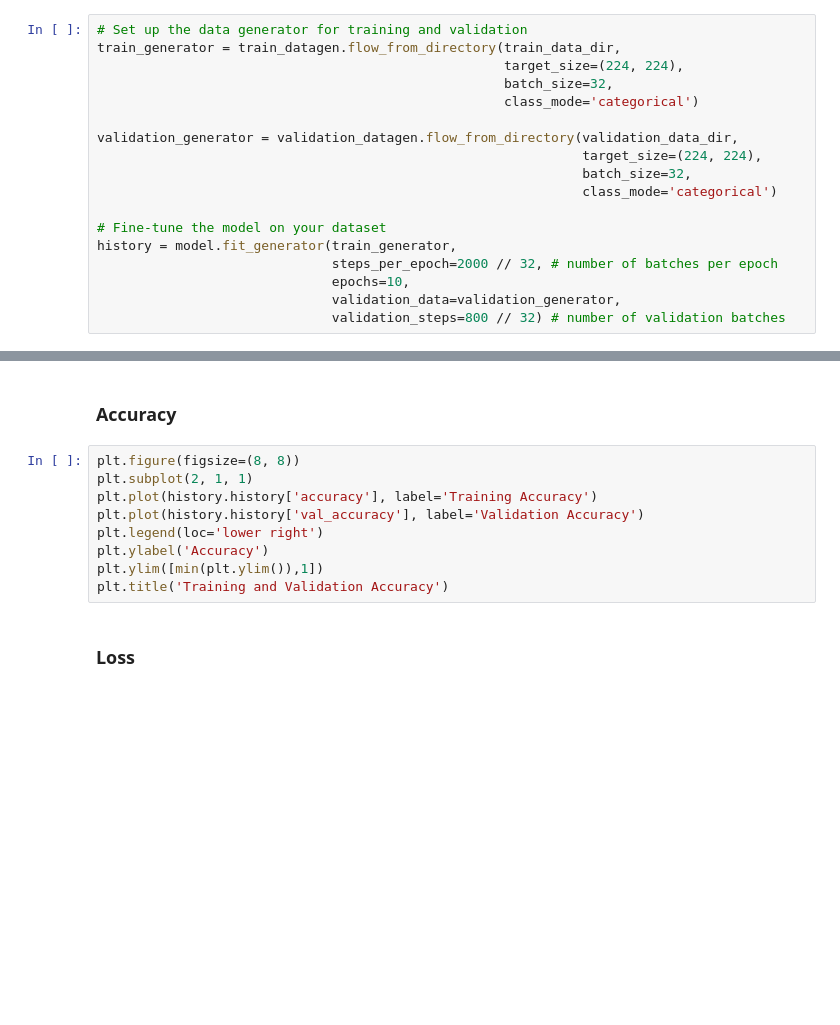
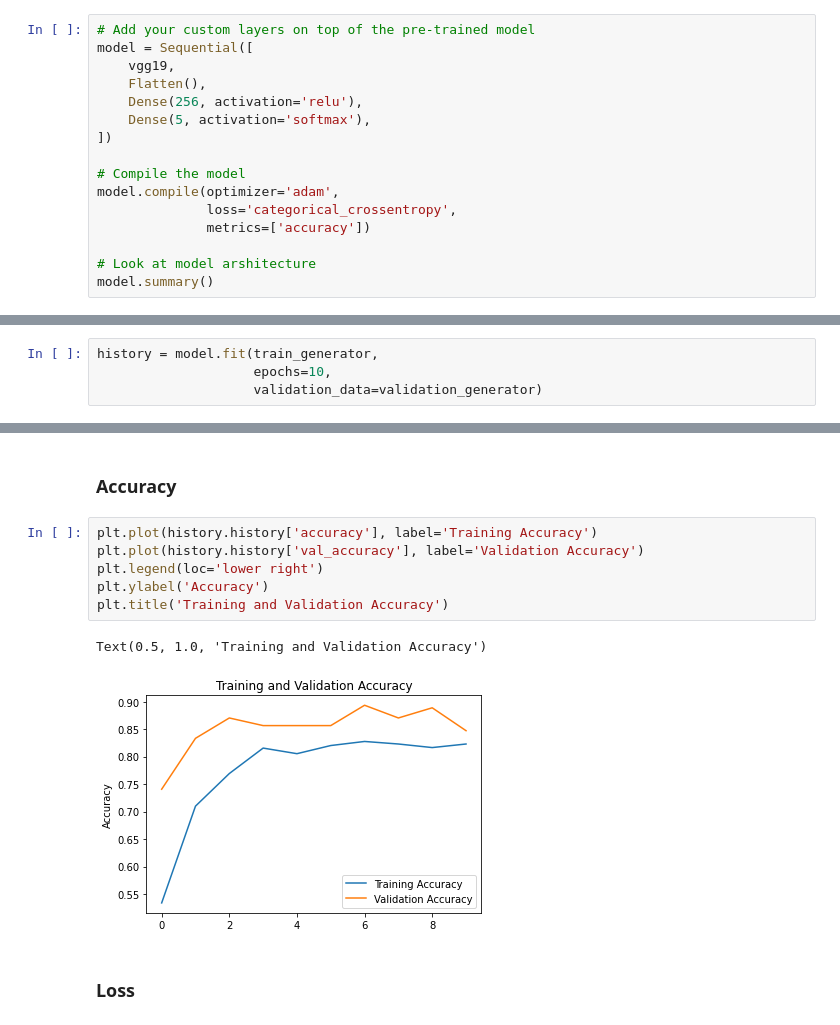
Before and after one commit to TechWas/develop-model, a Jupyter notebook: transfer_learning_VGG19.ipynb, the cells around one changed output, grey strips where cells are left out. Drawn from its saved outputs; the diff is of its cells as text; blank space fills up the shorter version.

```diff
--- a/transfer_learning_VGG19.ipynb
+++ b/transfer_learning_VGG19.ipynb
@@ -51,20 +71,18 @@ model.compile(optimizer='adam',
 # %% [markdown]
 ### Fine Tuning
-# %%
-# Set up the data generator for training and validation
-train_generator = train_datagen.flow_from_directory(train_data_dir,
-                                                    target_size=(224, 224),
-                                                    batch_size=32,
-                                                    class_mode='categorical')
-
-validation_generator = validation_datagen.flow_from_directory(validation_data_dir,
-                                                              target_size=(224, 224),
-                                                              batch_size=32,
-                                                              class_mode='categorical')
-
-# Fine-tune the model on your dataset
-history = model.fit_generator(train_generator,
-                              steps_per_epoch=2000 // 32, # number of batches per epoch
-                              epochs=10,
-                              validation_data=validation_generator,
-                              validation_steps=800 // 32) # number of validation batches
+# %%
+# Add your custom layers on top of the pre-trained model
+model = Sequential([
+    vgg19,
+    Flatten(),
+    Dense(256, activation='relu'),
+    Dense(5, activation='softmax'),
+])
+
+# Compile the model
+model.compile(optimizer='adam',
+              loss='categorical_crossentropy',
+              metrics=['accuracy'])
+
+# Look at model arshitecture
+model.summary()
@@ -70,0 +107,4 @@ history = model.fit_generator(train_generator,
+# %%
+history = model.fit(train_generator,
+                    epochs=10,
+                    validation_data=validation_generator)
@@ -73,14 +134,14 @@ history = model.fit_generator(train_generator,
 # %% [markdown]
 ### Accuracy
 # %%
-plt.figure(figsize=(8, 8))
-plt.subplot(2, 1, 1)
 plt.plot(history.history['accuracy'], label='Training Accuracy')
 plt.plot(history.history['val_accuracy'], label='Validation Accuracy')
 plt.legend(loc='lower right')
 plt.ylabel('Accuracy')
-plt.ylim([min(plt.ylim()),1])
 plt.title('Training and Validation Accuracy')
+# %% [output]
+Text(0.5, 1.0, 'Training and Validation Accuracy')
+[figure, added]
 # %% [markdown]
 ### Loss
 # %%
```
Also changed, not shown: parts of 9 cells of this notebook, 1 other file.
